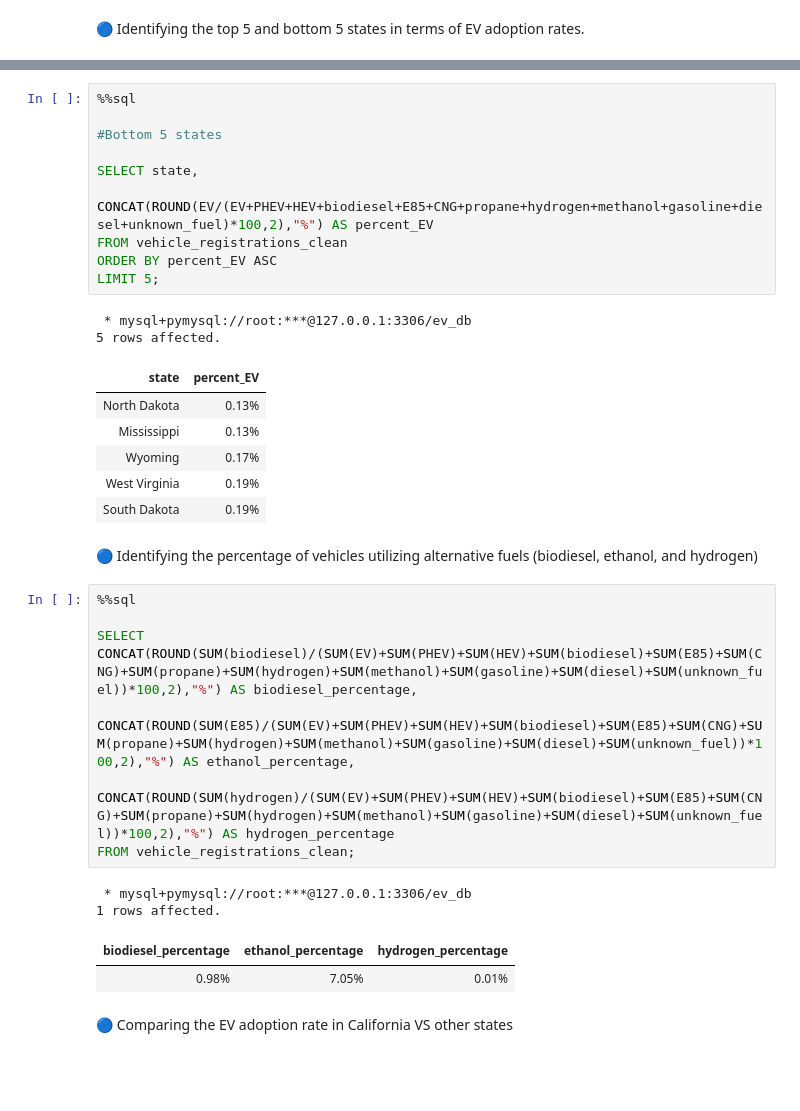
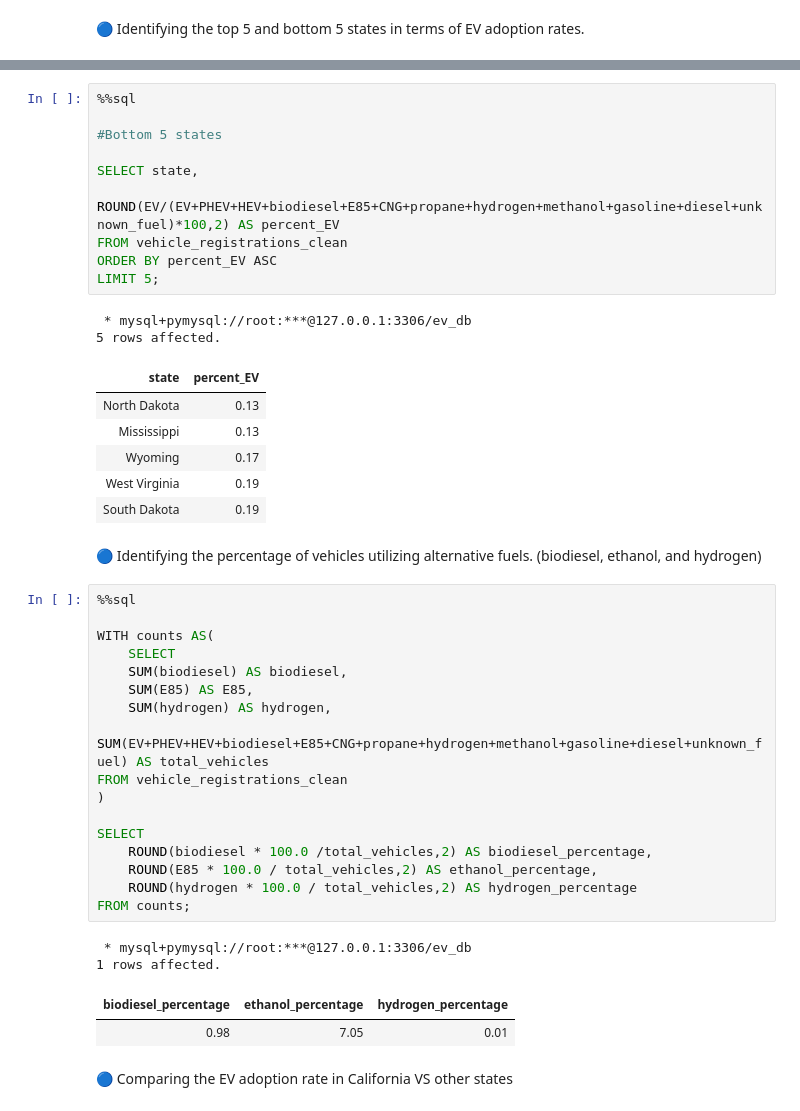
Before and after one commit to Alexandru-Valentin/US-EV-Market_Share_EDA, a Jupyter notebook: SQL/SQL_Querries.ipynb, the cells around one changed output, grey strips where cells are left out. Drawn from its saved outputs; the diff is of its cells as text; blank space fills up the shorter version.

```diff
--- a/SQL/SQL_Querries.ipynb
+++ b/SQL/SQL_Querries.ipynb
@@ -69,36 +83,46 @@ LIMIT 5;
 # %%
 %%sql
 
 #Bottom 5 states
 
 SELECT state,
-    CONCAT(ROUND(EV/(EV+PHEV+HEV+biodiesel+E85+CNG+propane+hydrogen+methanol+gasoline+diesel+unknown_fuel)*100,2),"%") AS percent_EV
+    ROUND(EV/(EV+PHEV+HEV+biodiesel+E85+CNG+propane+hydrogen+methanol+gasoline+diesel+unknown_fuel)*100,2) AS percent_EV
 FROM vehicle_registrations_clean
 ORDER BY percent_EV ASC
 LIMIT 5;
 # %% [output]
  * mysql+pymysql://root:***@127.0.0.1:3306/ev_db
 5 rows affected.
 | state | percent_EV |
-| North Dakota | 0.13% |
-| Mississippi | 0.13% |
-| Wyoming | 0.17% |
-| West Virginia | 0.19% |
-| South Dakota | 0.19% |
+| North Dakota | 0.13 |
+| Mississippi | 0.13 |
+| Wyoming | 0.17 |
+| West Virginia | 0.19 |
+| South Dakota | 0.19 |
 # %% [markdown]
-🔵 Identifying the percentage of vehicles utilizing alternative fuels (biodiesel, ethanol, and hydrogen)
+🔵 Identifying the percentage of vehicles utilizing alternative fuels. (biodiesel, ethanol, and hydrogen)
 # %%
 %%sql
 
-SELECT CONCAT(ROUND(SUM(biodiesel)/(SUM(EV)+SUM(PHEV)+SUM(HEV)+SUM(biodiesel)+SUM(E85)+SUM(CNG)+SUM(propane)+SUM(hydrogen)+SUM(methanol)+SUM(gasoline)+SUM(diesel)+SUM(unknown_fuel))*100,2),"%") AS biodiesel_percentage,
-    CONCAT(ROUND(SUM(E85)/(SUM(EV)+SUM(PHEV)+SUM(HEV)+SUM(biodiesel)+SUM(E85)+SUM(CNG)+SUM(propane)+SUM(hydrogen)+SUM(methanol)+SUM(gasoline)+SUM(diesel)+SUM(unknown_fuel))*100,2),"%") AS ethanol_percentage,
-    CONCAT(ROUND(SUM(hydrogen)/(SUM(EV)+SUM(PHEV)+SUM(HEV)+SUM(biodiesel)+SUM(E85)+SUM(CNG)+SUM(propane)+SUM(hydrogen)+SUM(methanol)+SUM(gasoline)+SUM(diesel)+SUM(unknown_fuel))*100,2),"%") AS hydrogen_percentage
-FROM vehicle_registrations_clean;
+WITH counts AS(
+    SELECT
+    SUM(biodiesel) AS biodiesel,
+    SUM(E85) AS E85,
+    SUM(hydrogen) AS hydrogen,
+    SUM(EV+PHEV+HEV+biodiesel+E85+CNG+propane+hydrogen+methanol+gasoline+diesel+unknown_fuel) AS total_vehicles
+FROM vehicle_registrations_clean
+)
+
+SELECT
+    ROUND(biodiesel * 100.0 /total_vehicles,2) AS biodiesel_percentage,
+    ROUND(E85 * 100.0 / total_vehicles,2) AS ethanol_percentage,
+    ROUND(hydrogen * 100.0 / total_vehicles,2) AS hydrogen_percentage
+FROM counts;
 # %% [output]
  * mysql+pymysql://root:***@127.0.0.1:3306/ev_db
 1 rows affected.
 | biodiesel_percentage | ethanol_percentage | hydrogen_percentage |
-| 0.98% | 7.05% | 0.01% |
+| 0.98 | 7.05 | 0.01 |
 # %% [markdown]
 🔵 Comparing the EV adoption rate in California VS other states
 # %%
```
Also changed, not shown: parts of 6 cells of this notebook, 7 other files.
